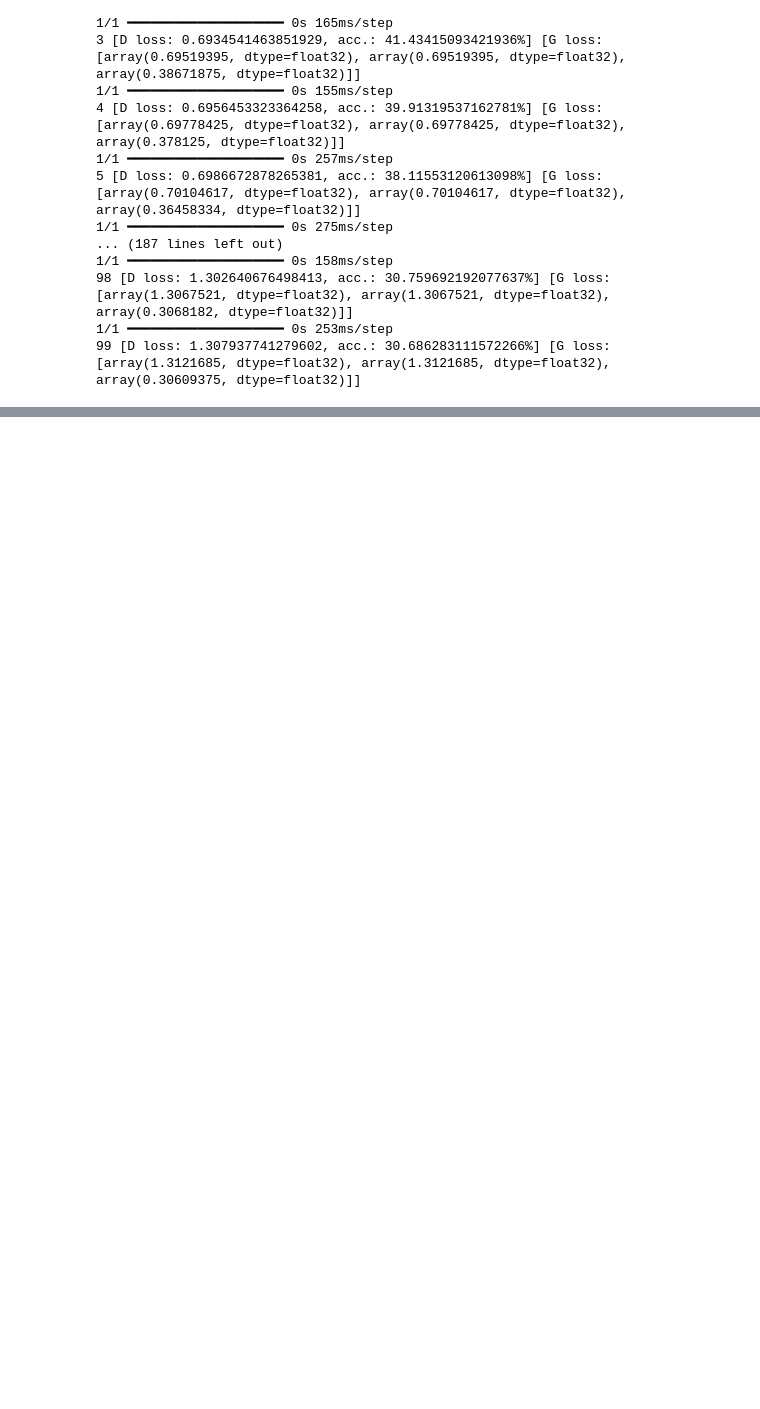
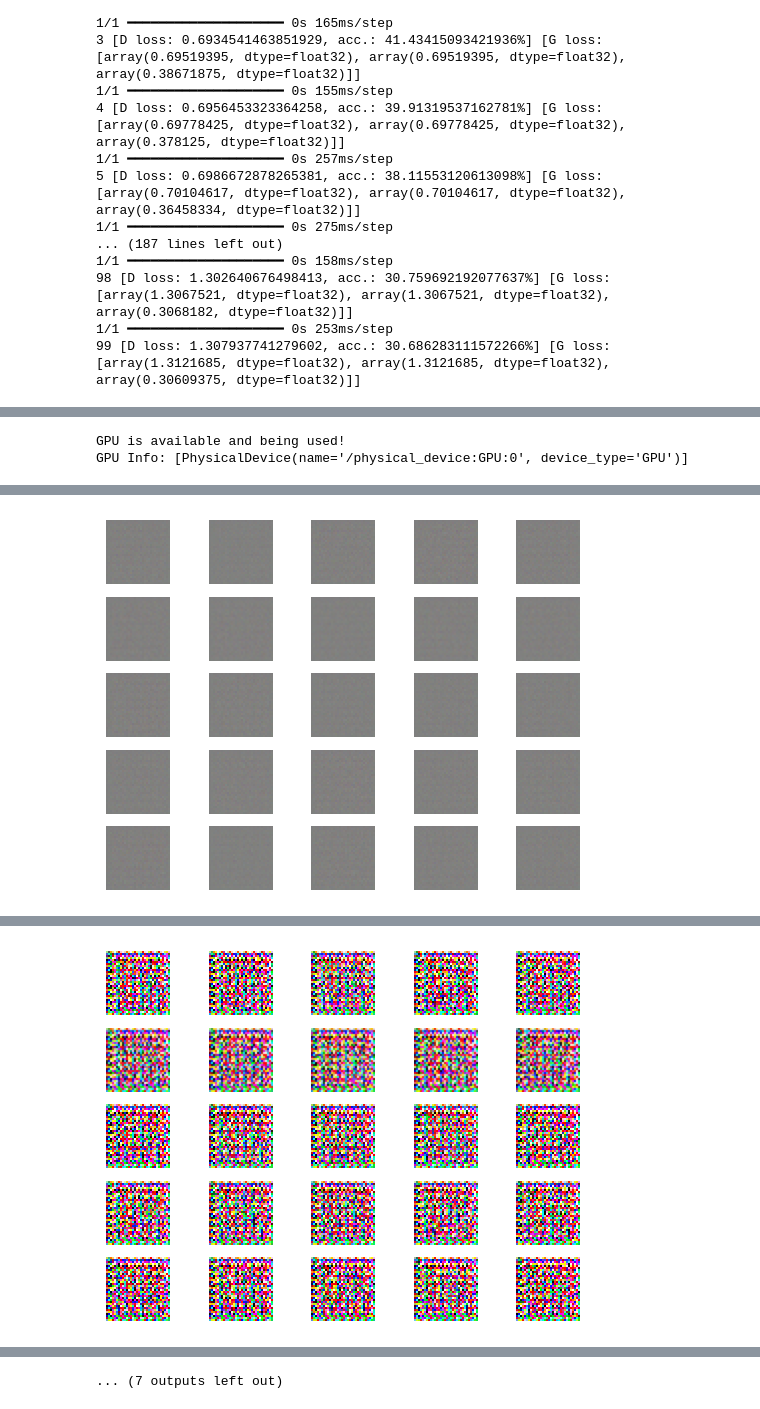
Before and after one commit to shreyas-sreedhar/gen-ai-csye7380, a Jupyter notebook: Assignment-04/Assignment04_Shreyas_S_.ipynb, the cells around one changed output, grey strips where cells are left out. Cells and saved outputs as stored; diff of their text form; code cells hidden in the pictures; blank space fills up the shorter version.

```diff
--- a/Assignment-04/Assignment04_Shreyas_S_.ipynb
+++ b/Assignment-04/Assignment04_Shreyas_S_.ipynb
@@ -177,0 +257,12 @@ from tensorflow.keras.datasets import mnist
+# %%
+import tensorflow as tf
+
+# Check if GPU is available
+if tf.config.list_physical_devices('GPU'):
+    print("GPU is available and being used!")
+    print("GPU Info:", tf.config.list_physical_devices('GPU'))
+else:
+    print("No GPU detected. Make sure GPU is enabled in Colab.")
+# %% [output]
+GPU is available and being used!
+GPU Info: [PhysicalDevice(name='/physical_device:GPU:0', device_type='GPU')]
@@ -177,0 +388,7 @@ from tensorflow.keras.datasets import mnist
+# %%
+
+if __name__ == '__main__':
+    gan = GAN_a()
+
+    gan.train(epochs=700, batch_size=32, save_interval=100)
+# %% [output]
@@ -177,0 +400 @@ from tensorflow.keras.datasets import mnist
+[figure, added]
@@ -177,0 +421 @@ from tensorflow.keras.datasets import mnist
+[figure, added]
@@ -177,0 +458 @@ from tensorflow.keras.datasets import mnist
+... (7 outputs left out)
```
Also changed, not shown: parts of 8 cells of this notebook.
